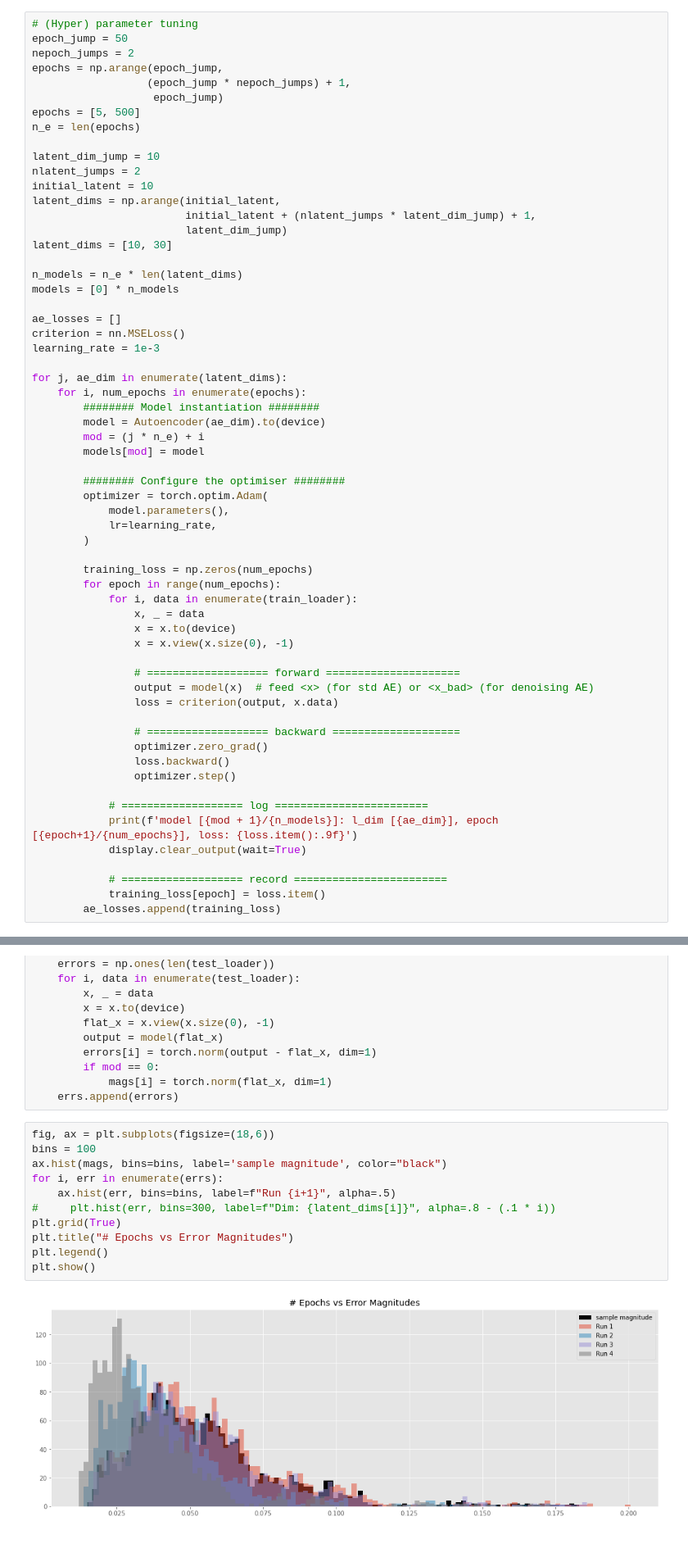
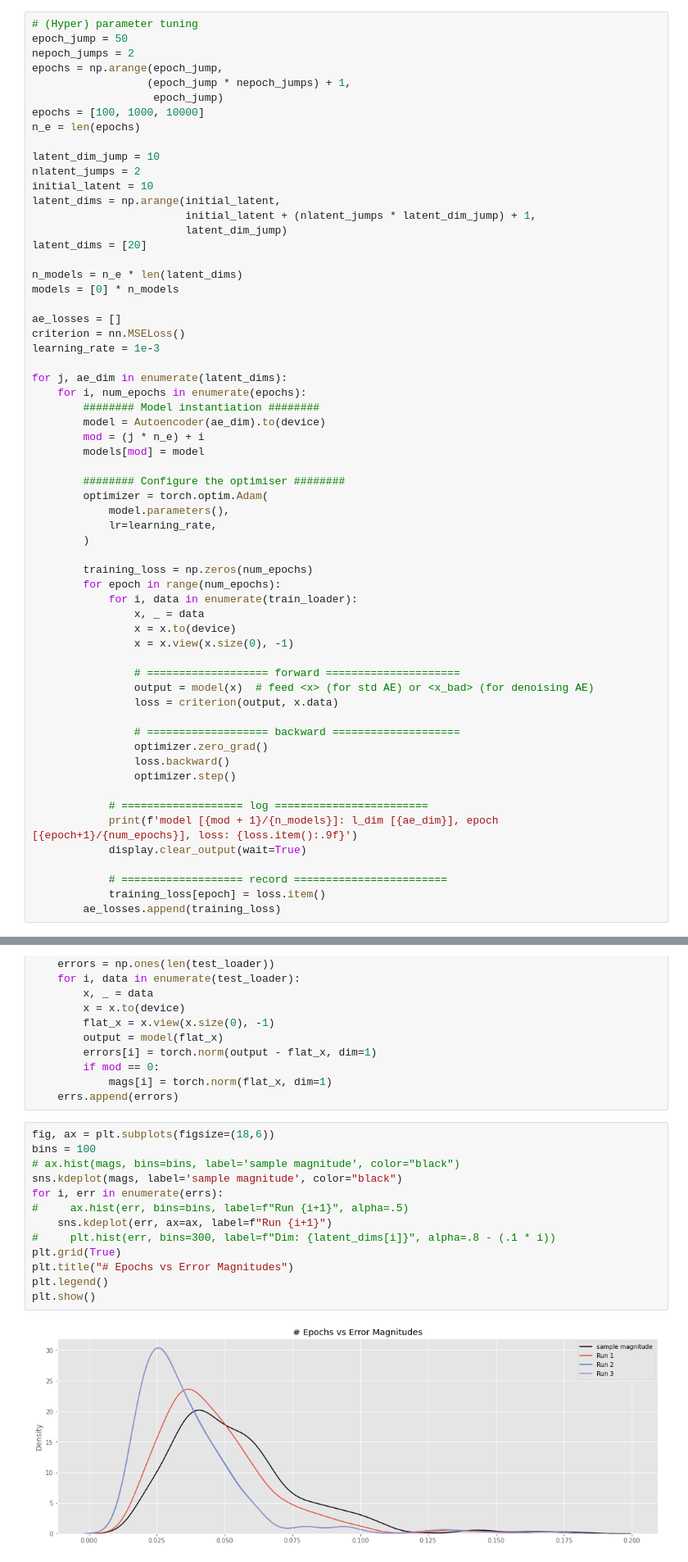
Before and after one commit to 0xHarrington/crypto-comovement, a Jupyter notebook: latent_factors.ipynb, the cells around one changed output, grey strips where cells are left out. Shown at 82% size. Saved outputs shown, nothing was run; the diff lists cells and outputs as text.

```diff
--- a/latent_factors.ipynb
+++ b/latent_factors.ipynb
@@ -418,7 +419,7 @@ nepoch_jumps = 2
 epochs = np.arange(epoch_jump,
                   (epoch_jump * nepoch_jumps) + 1,
                    epoch_jump)
-epochs = [5, 500]
+epochs = [100, 1000, 10000]
 n_e = len(epochs)
 
 latent_dim_jump = 10
@@ -427,7 +428,7 @@ initial_latent = 10
 latent_dims = np.arange(initial_latent,
                         initial_latent + (nlatent_jumps * latent_dim_jump) + 1,
                         latent_dim_jump)
-latent_dims = [10, 30]
+latent_dims = [20]
 
 n_models = n_e * len(latent_dims)
 models = [0] * n_models
@@ -517,16 +518,18 @@ for mod in range(n_models):
 # %%
 fig, ax = plt.subplots(figsize=(18,6))
 bins = 100
-ax.hist(mags, bins=bins, label='sample magnitude', color="black")
+# ax.hist(mags, bins=bins, label='sample magnitude', color="black")
+sns.kdeplot(mags, label='sample magnitude', color="black")
 for i, err in enumerate(errs):
-    ax.hist(err, bins=bins, label=f"Run {i+1}", alpha=.5)
+#     ax.hist(err, bins=bins, label=f"Run {i+1}", alpha=.5)
+    sns.kdeplot(err, ax=ax, label=f"Run {i+1}")
 #     plt.hist(err, bins=300, label=f"Dim: {latent_dims[i]}", alpha=.8 - (.1 * i))
 plt.grid(True)
 plt.title("# Epochs vs Error Magnitudes")
 plt.legend()
 plt.show()
 # %% [output]
-[figure, old version]
+[figure, new version]
 # %% [markdown]
 #### Latent AE Dataset
 # %%
```
Also changed, not shown: parts of 3 cells of this notebook, 2 other files.
